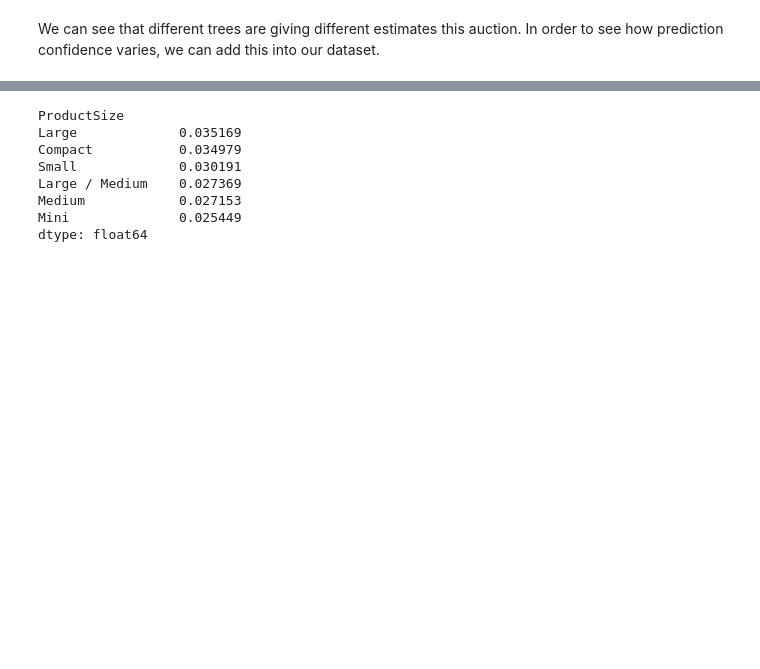
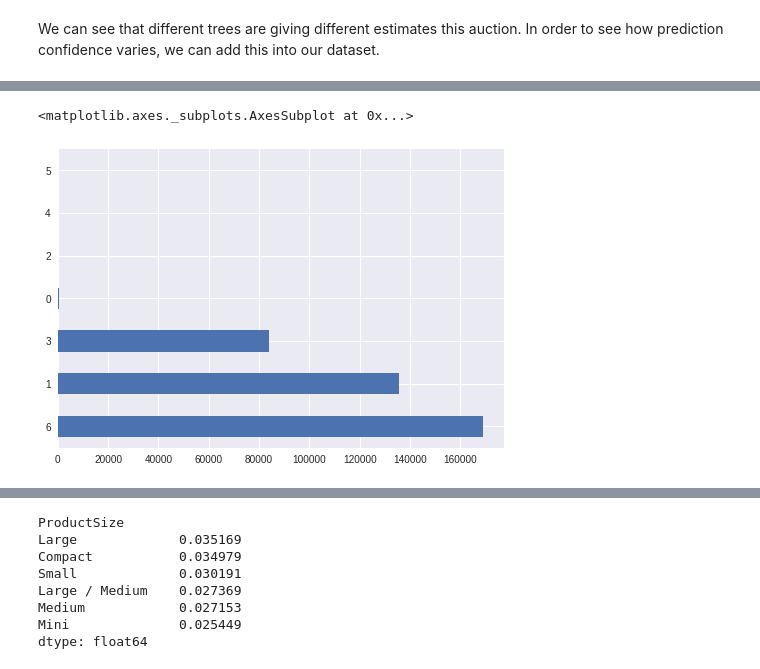
Before and after one commit to YiQ-Zhao/Machine-Learning-Notes, a Jupyter notebook: Random Forests.ipynb, the cells around one changed output, grey strips where cells are left out. Drawn from its saved outputs; the diff is of its cells as text; code cells hidden in the pictures; blank space fills up the shorter version.

```diff
--- a/Random Forests.ipynb
+++ b/Random Forests.ipynb
@@ -556,3 +651,8 @@ x.Enclosure.value_counts().plot.barh();
+# %%
+X_train.Enclosure.value_counts().plot.barh()
+# %% [output]
+<matplotlib.axes._subplots.AxesSubplot at 0x...>
+[figure, added]
 # %%
 flds = ['Enclosure', 'SalePrice', 'pred', 'pred_std']
 enc_summ = x[flds].groupby('Enclosure', as_index=False).mean()
```
Also changed, not shown: parts of 56 cells of this notebook.
